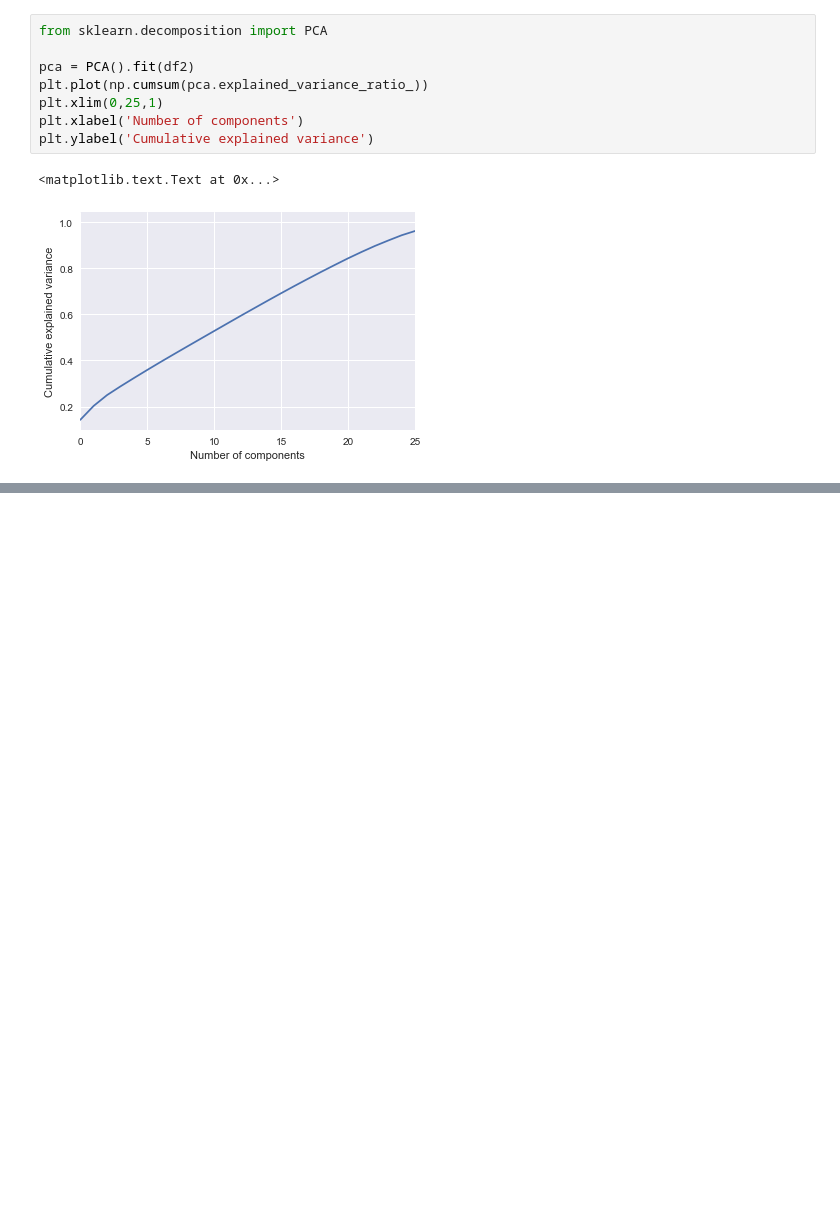
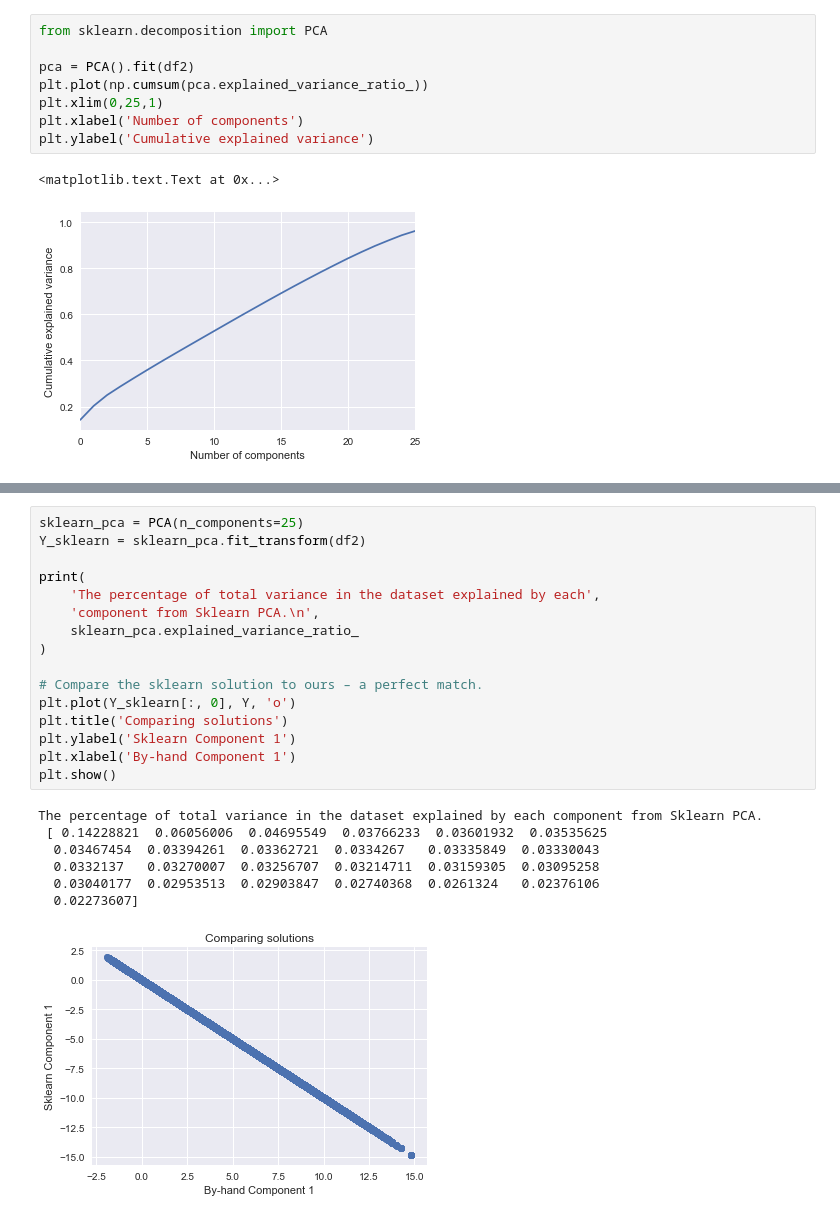
Before and after one commit to sollertis8/Santander_Capstone, a Jupyter notebook: Santander-Copy1.ipynb, the cells around one changed output, grey strips where cells are left out. Cells and saved outputs as stored; diff of their text form; blank space fills up the shorter version.

```diff
--- a/Santander-Copy1.ipynb
+++ b/Santander-Copy1.ipynb
@@ -139,0 +202,24 @@ plt.ylabel('Cumulative explained variance')
+# %%
+sklearn_pca = PCA(n_components=25)
+Y_sklearn = sklearn_pca.fit_transform(df2)
+
+print(
+    'The percentage of total variance in the dataset explained by each',
+    'component from Sklearn PCA.\n',
+    sklearn_pca.explained_variance_ratio_
+)
+
+# Compare the sklearn solution to ours – a perfect match.
+plt.plot(Y_sklearn[:, 0], Y, 'o')
+plt.title('Comparing solutions')
+plt.ylabel('Sklearn Component 1')
+plt.xlabel('By-hand Component 1')
+plt.show()
+# %% [output]
+The percentage of total variance in the dataset explained by each component from Sklearn PCA.
+ [ 0.14228821  0.06056006  0.04695549  0.03766233  0.03601932  0.03535625
+  0.03467454  0.03394261  0.03362721  0.0334267   0.03335849  0.03330043
+  0.0332137   0.03270007  0.03256707  0.03214711  0.03159305  0.03095258
+  0.03040177  0.02953513  0.02903847  0.02740368  0.0261324   0.02376106
+  0.02273607]
+[figure, added]
```
Also changed, not shown: parts of 3 cells of this notebook.
